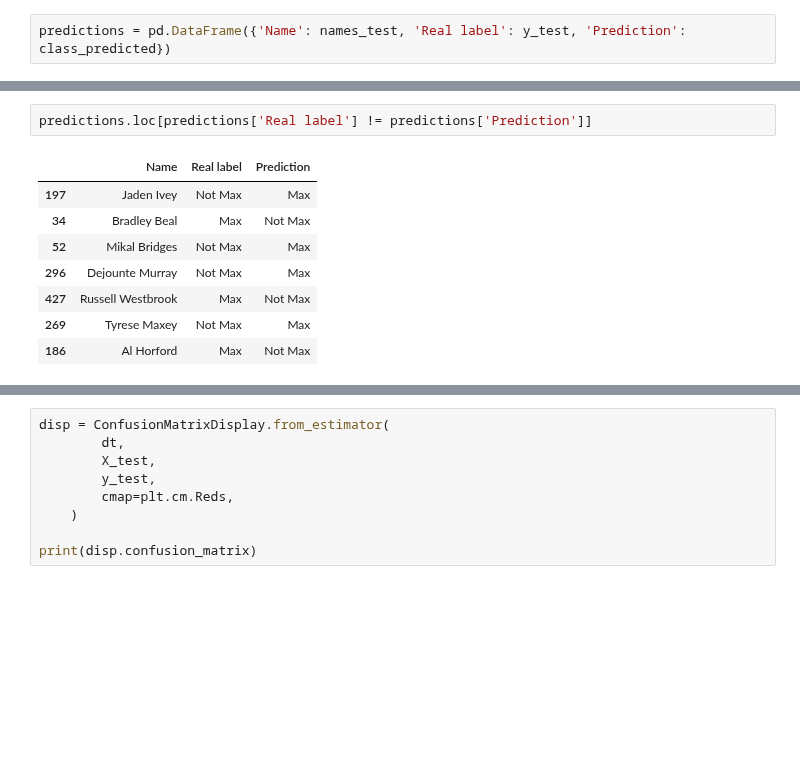
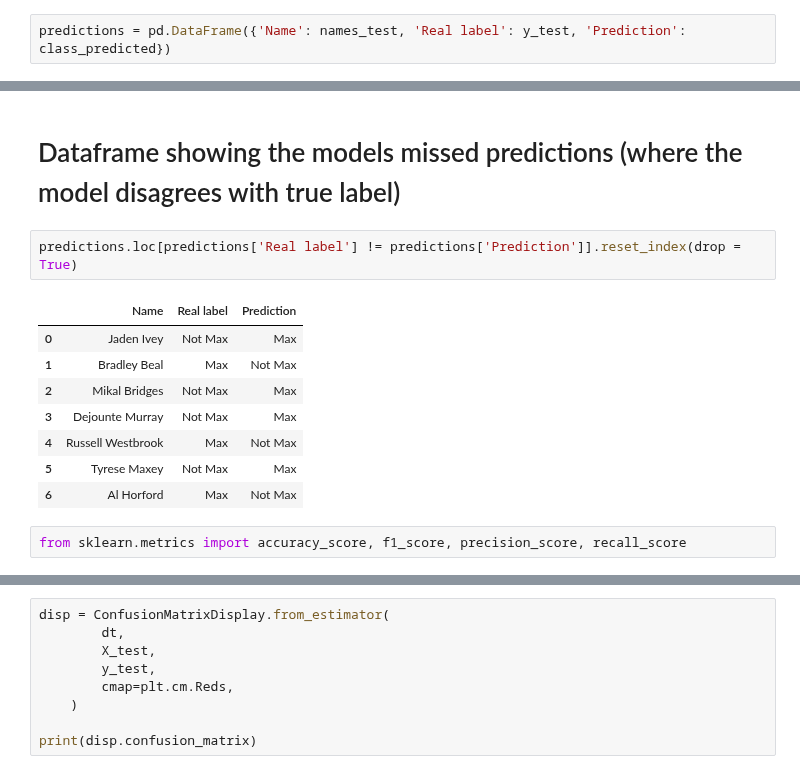
Before and after one commit to mnocerino23/NBA-Player-Classifier, a Jupyter notebook: decisionTree.ipynb, the cells around one changed output, grey strips where cells are left out. Drawn from its saved outputs; the diff is of its cells as text; blank space fills up the shorter version.

```diff
--- a/decisionTree.ipynb
+++ b/decisionTree.ipynb
@@ -101,11 +127,15 @@ predictions = pd.DataFrame({'Name': names_test, 'Real label': y_test, 'Predictio
+# %% [markdown]
+# Dataframe showing the models missed predictions (where the model disagrees with true label)
 # %%
-predictions.loc[predictions['Real label'] != predictions['Prediction']]
+predictions.loc[predictions['Real label'] != predictions['Prediction']].reset_index(drop = True)
 # %% [output]
 |  | Name | Real label | Prediction |
-| 197 | Jaden Ivey | Not Max | Max |
-| 34 | Bradley Beal | Max | Not Max |
-| 52 | Mikal Bridges | Not Max | Max |
-| 296 | Dejounte Murray | Not Max | Max |
-| 427 | Russell Westbrook | Max | Not Max |
-| 269 | Tyrese Maxey | Not Max | Max |
-| 186 | Al Horford | Max | Not Max |
+| 0 | Jaden Ivey | Not Max | Max |
+| 1 | Bradley Beal | Max | Not Max |
+| 2 | Mikal Bridges | Not Max | Max |
+| 3 | Dejounte Murray | Not Max | Max |
+| 4 | Russell Westbrook | Max | Not Max |
+| 5 | Tyrese Maxey | Not Max | Max |
+| 6 | Al Horford | Max | Not Max |
+# %%
+from sklearn.metrics import accuracy_score, f1_score, precision_score, recall_score
```
Also changed, not shown: parts of 11 cells of this notebook.
